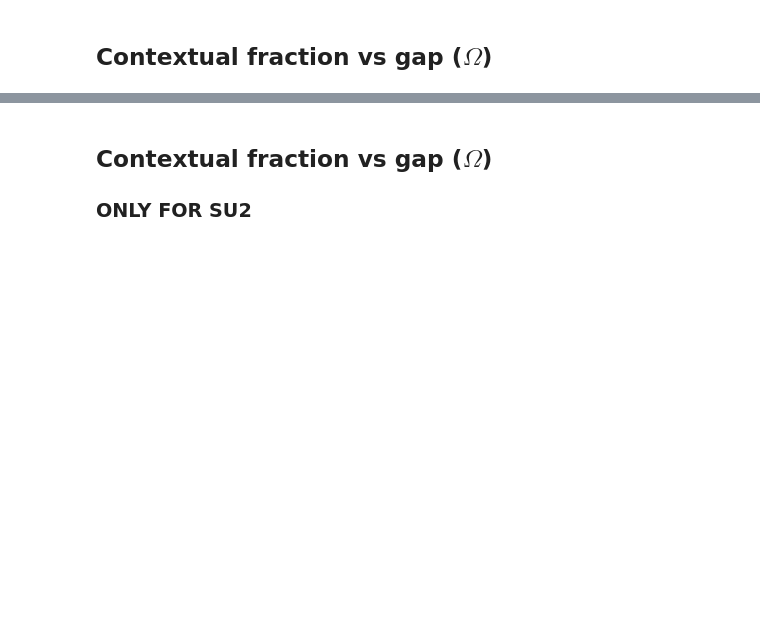
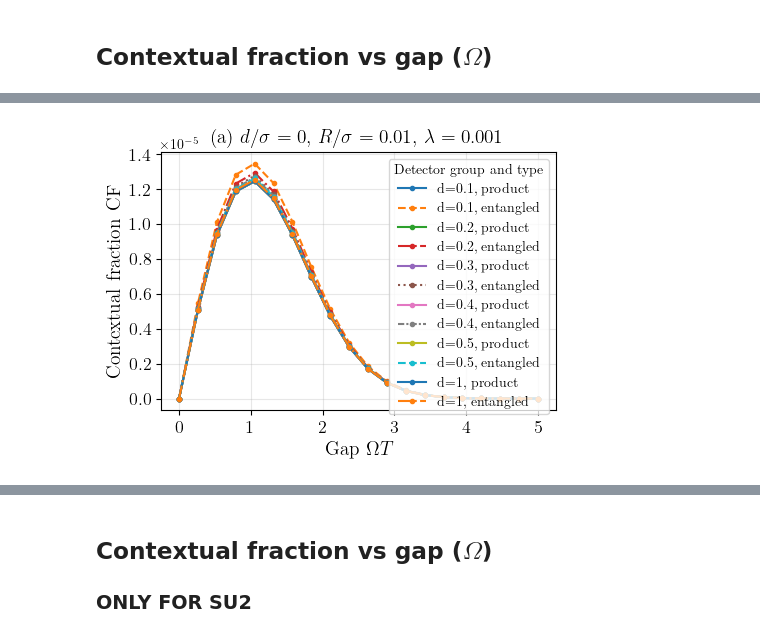
Before and after one commit to Sanchit-Srivastava/contextuality_from_the_vacuum, a Jupyter notebook: notebooks/main_plots.ipynb, the cells around one changed output, grey strips where cells are left out. Drawn from its saved outputs; the diff is of its cells as text; code cells hidden in the pictures; blank space fills up the shorter version.

Commit message:
playing with parameters
Not important

```diff
--- a/notebooks/main_plots.ipynb
+++ b/notebooks/main_plots.ipynb
@@ -168,0 +169,90 @@ plt.show()
+# %%
+'''This cell generates the plots for contextual fraction vs gap for different detector types.'''
+
+
+# Fixed parameters
+switching = 1.0
+separation = 0 #not using
+smearing = 0.01
+lam = 1e-3
+regulator = 1.0
+regularization = "heaviside"  # used by Q_term but detector_type/group decide which terms contribute
+
+group_types = [
+                # ("SU2", "point_like"),
+                ("SU2", "smeared"),
+                # ("HW", "smeared")
+                ]
+# labels = {
+#     # ("SU2", "point_like"): "SU(2), point like",
+#     ("SU2", "smeared"): "SU(2), smeared",
+#     # ("HW", "smeared"): "HW, smeared"
+# }
+
+plt.figure(figsize=(4.8,3.6))
+
+rho_types = [
+              "product",
+              "entangled"
+        ]
+
+# Sweep gaps
+gaps = np.linspace(0.0, 5, 20)  # avoid zero to keep numerics well-behaved
+deez = [ 0.1, 0.2, 0.3, 0.4, 0.5, 1]
+
+linestyles = [ "--", "-.", ":", (0, (3, 1, 1, 1))]  # Add more if needed
+
+for idx, d in enumerate(deez):
+    linestyle = linestyles[idx % len(linestyles)]
+    for rho_type in rho_types:
+        for group, detector_type in group_types:
+            cf_vals = []
+            for gap in gaps:
+                rho = detector_state(
+                    gap=switching,
+                    switching=gap,
+                    separation=d,
+                    regulator=regulator,
+                    smearing=smearing,
+                    regularization=regularization,
+                    detector_type=detector_type,
+                    group=group,
+                    lam=lam,
+                )
+                if is_valid_state(rho):
+                    if rho_type == "entangled":
+                        rho_final = rho
+                        # rho_final = np.kron(rho1, rho1)
+                    elif rho_type == "product":
+                        rho1 = reduce_state(rho)
+                        # rho_final = np.kron(rho1, np.eye(3)*(1/3))
+                        rho_final = np.kron(rho1, rho1)
+
+                    res = contextual_fraction(rho_final)
+
+                    if not res.get("success", False):
+                        cf_vals.append(np.nan)
+                    else:
+                        cf_vals.append(res.get("b", np.nan))
+                else:
+                    print("Invalid state detected at gap =", gap)
+                    validate_and_print(rho)
+                    break
+
+            cf_vals = np.array(cf_vals)
+            label = f"d={d}, {rho_type}"
+            linestyle = "-" if rho_type == "product" else linestyles[idx % len(linestyles)]
+            plt.plot(gaps, cf_vals, marker=".", lw=1.5, label=label, linestyle=linestyle)
+
+plt.xlabel(r"{Gap} $\Omega T$",fontsize=14)
+plt.ylabel(r"{Contextual fraction} CF",fontsize=14)
+plt.title(rf"(a) $d/\sigma={separation}$, $R/\sigma={smearing}$, $\lambda={lam}$",fontsize=14)
+plt.xticks(fontsize=13)
+plt.yticks(fontsize=13)
+plt.grid(True, alpha=0.3)
+plt.legend(title="Detector group and type")
+plt.tight_layout()
+# plt.savefig("contextual_fraction_vs_gap_different_models.pdf")
+plt.show()
+# %% [output]
+[figure, added]
```
Also changed, not shown: parts of 2 cells of this notebook, 1 other file.
